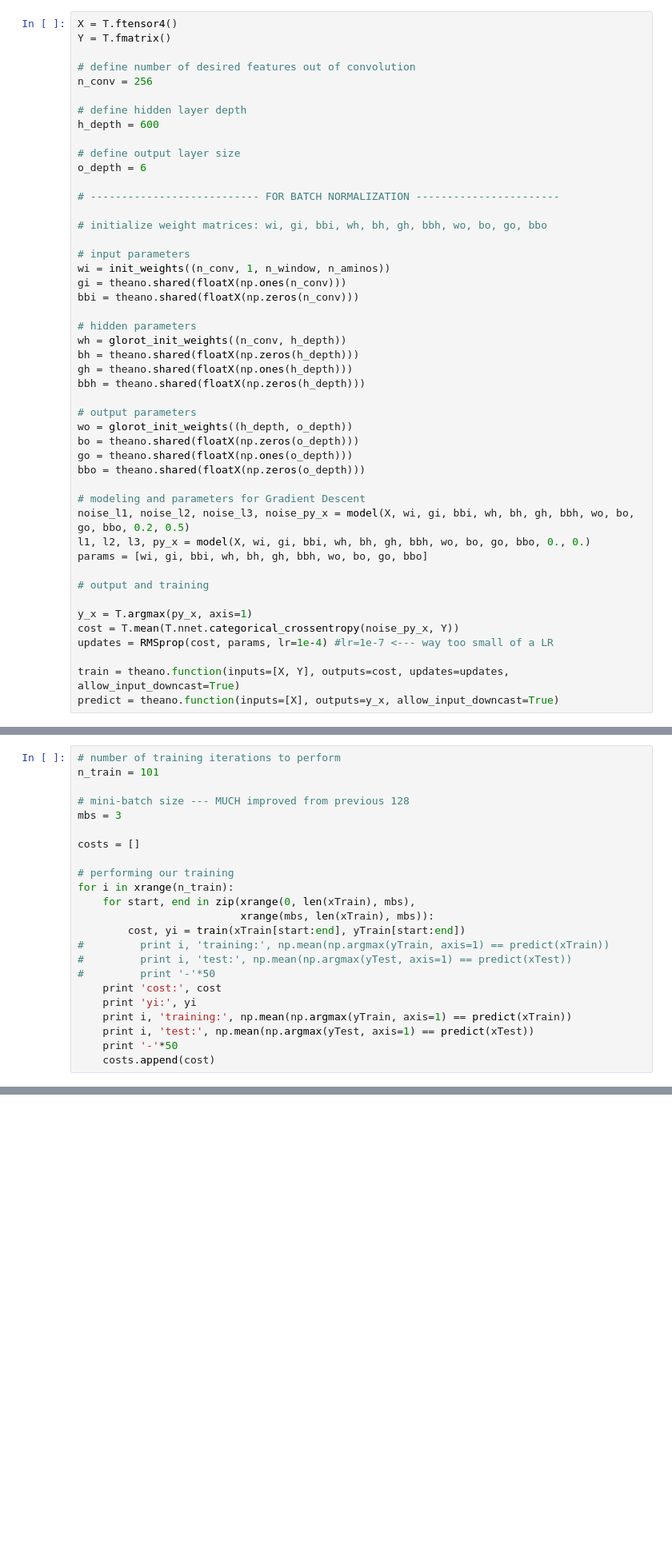
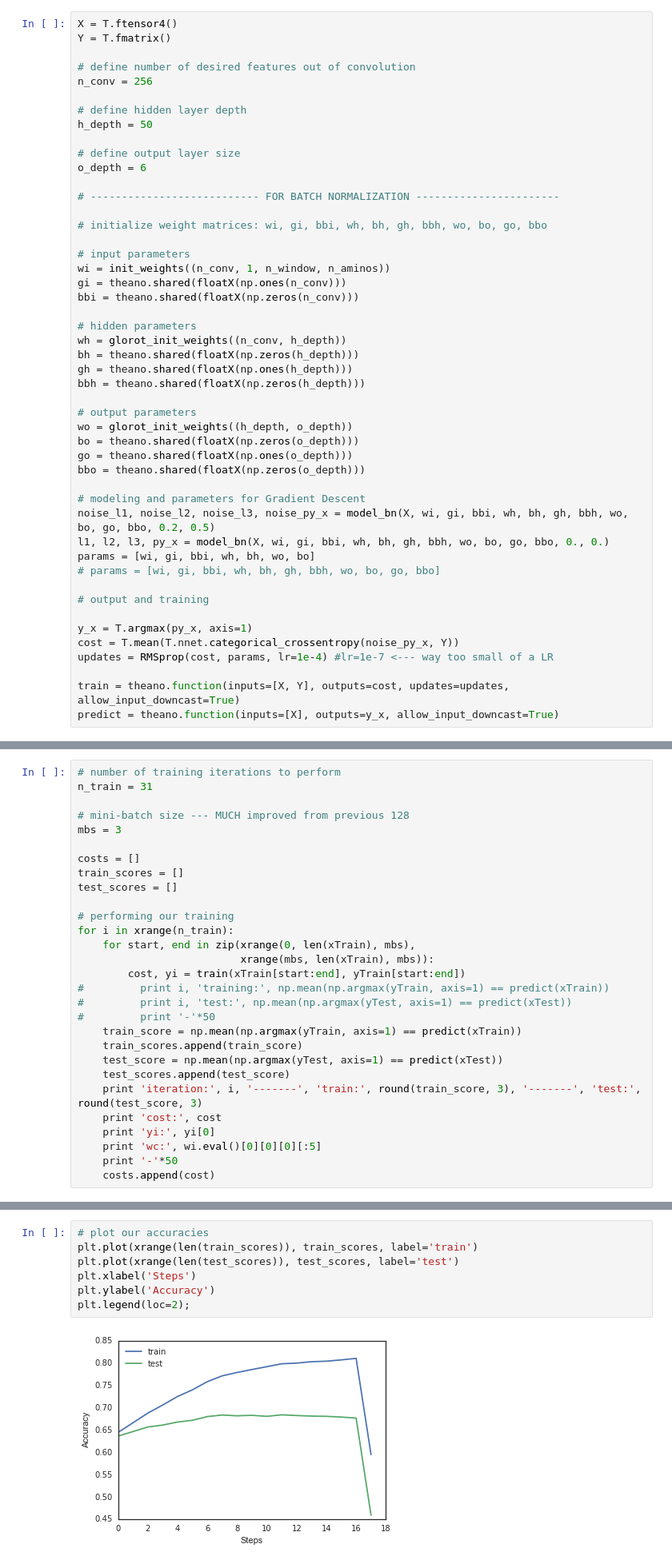
Before and after one commit to lucasramadan/Protein_Prediction, a Jupyter notebook: NN Presentation.ipynb, the cells around one changed output, grey strips where cells are left out. Shown: that part at 80% size. Saved outputs shown, nothing was run; the diff lists cells and outputs as text; blank space fills up the shorter version.

```diff
--- a/NN Presentation.ipynb
+++ b/NN Presentation.ipynb
@@ -588,7 +688,7 @@ Y = T.fmatrix()
 n_conv = 256
 
 # define hidden layer depth
-h_depth = 600
+h_depth = 50
 
 # define output layer size
 o_depth = 6
@@ -615,9 +715,10 @@ go = theano.shared(floatX(np.ones(o_depth)))
 bbo = theano.shared(floatX(np.zeros(o_depth)))
 
 # modeling and parameters for Gradient Descent
-noise_l1, noise_l2, noise_l3, noise_py_x = model(X, wi, gi, bbi, wh, bh, gh, bbh, wo, bo, go, bbo, 0.2, 0.5)
-l1, l2, l3, py_x = model(X, wi, gi, bbi, wh, bh, gh, bbh, wo, bo, go, bbo, 0., 0.)
-params = [wi, gi, bbi, wh, bh, gh, bbh, wo, bo, go, bbo]
+noise_l1, noise_l2, noise_l3, noise_py_x = model_bn(X, wi, gi, bbi, wh, bh, gh, bbh, wo, bo, go, bbo, 0.2, 0.5)
+l1, l2, l3, py_x = model_bn(X, wi, gi, bbi, wh, bh, gh, bbh, wo, bo, go, bbo, 0., 0.)
+params = [wi, gi, bbi, wh, bh, wo, bo]
+# params = [wi, gi, bbi, wh, bh, gh, bbh, wo, bo, go, bbo]
 
 # output and training
 
@@ -807,12 +930,14 @@ train = theano.function(inputs=[X, Y], outputs=[cost, y], updates=update, allow_
 predict = theano.function(inputs=[X], outputs=y_x, allow_input_downcast=True)
 # %%
 # number of training iterations to perform
-n_train = 101
+n_train = 31
 
 # mini-batch size --- MUCH improved from previous 128
 mbs = 3
 
 costs = []
+train_scores = []
+test_scores = []
 
 # performing our training
 for i in xrange(n_train):
@@ -822,9 +947,13 @@ for i in xrange(n_train):
 #         print i, 'training:', np.mean(np.argmax(yTrain, axis=1) == predict(xTrain))
 #         print i, 'test:', np.mean(np.argmax(yTest, axis=1) == predict(xTest))
 #         print '-'*50
+    train_score = np.mean(np.argmax(yTrain, axis=1) == predict(xTrain))
+    train_scores.append(train_score)
+    test_score = np.mean(np.argmax(yTest, axis=1) == predict(xTest))
+    test_scores.append(test_score)
+    print 'iteration:', i, '-------', 'train:', round(train_score, 3), '-------', 'test:', round(test_score, 3)
     print 'cost:', cost
-    print 'yi:', yi
-    print i, 'training:', np.mean(np.argmax(yTrain, axis=1) == predict(xTrain))
-    print i, 'test:', np.mean(np.argmax(yTest, axis=1) == predict(xTest))
+    print 'yi:', yi[0]
+    print 'wc:', wi.eval()[0][0][0][:5]
     print '-'*50
     costs.append(cost)
@@ -830,0 +979,9 @@ for i in xrange(n_train):
+# %%
+# plot our accuracies
+plt.plot(xrange(len(train_scores)), train_scores, label='train')
+plt.plot(xrange(len(test_scores)), test_scores, label='test')
+plt.xlabel('Steps')
+plt.ylabel('Accuracy')
+plt.legend(loc=2);
+# %% [output]
+[figure, added]
```
Also changed, not shown: parts of 20 cells of this notebook.
